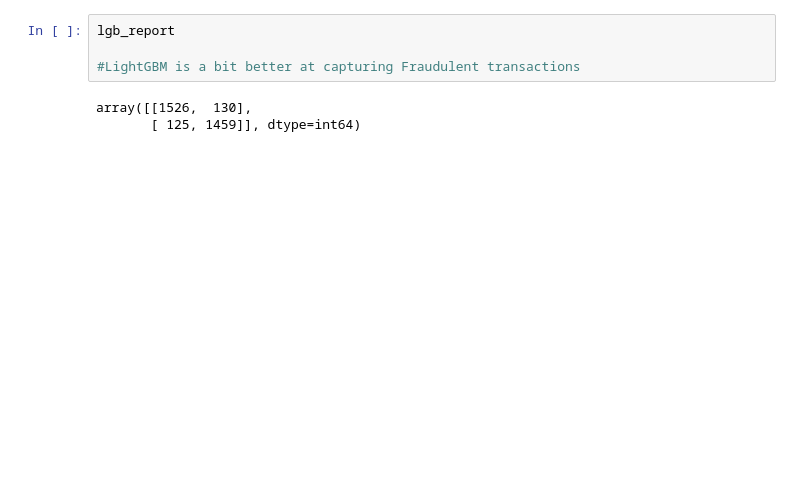
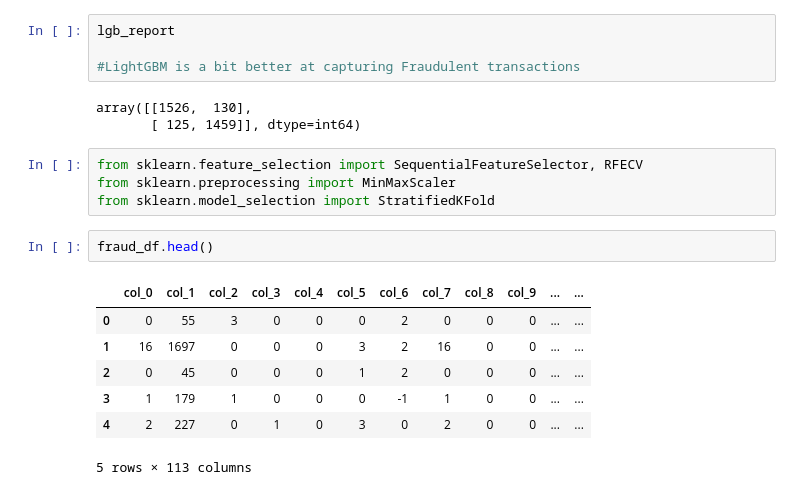
Before and after one commit to KizMan-23/finance_fraud, a Jupyter notebook: fraud_detection.ipynb, the cells around one changed output. Drawn from its saved outputs; the diff is of its cells as text; blank space fills up the shorter version.

Commit message:
improving the model

```diff
--- a/fraud_detection.ipynb
+++ b/fraud_detection.ipynb
@@ -434,3 +421,17 @@ lgb_report
 # %% [output]
 array([[1526,  130],
        [ 125, 1459]], dtype=int64)
+# %%
+from sklearn.feature_selection import SequentialFeatureSelector, RFECV
+from sklearn.preprocessing import MinMaxScaler
+from sklearn.model_selection import StratifiedKFold
+# %%
+fraud_df.head()
+# %% [output]
+|  | col_0 | col_1 | col_2 | col_3 | col_4 | col_5 | col_6 | col_7 | col_8 | col_9 | ... | ... |
+| 0 | 0 | 55 | 3 | 0 | 0 | 0 | 2 | 0 | 0 | 0 | ... | ... |
+| 1 | 16 | 1697 | 0 | 0 | 0 | 3 | 2 | 16 | 0 | 0 | ... | ... |
+| 2 | 0 | 45 | 0 | 0 | 0 | 1 | 2 | 0 | 0 | 0 | ... | ... |
+| 3 | 1 | 179 | 1 | 0 | 0 | 0 | -1 | 1 | 0 | 0 | ... | ... |
+| 4 | 2 | 227 | 0 | 1 | 0 | 3 | 0 | 2 | 0 | 0 | ... | ... |
+5 rows × 113 columns
```
Also changed, not shown: parts of 20 cells of this notebook.
